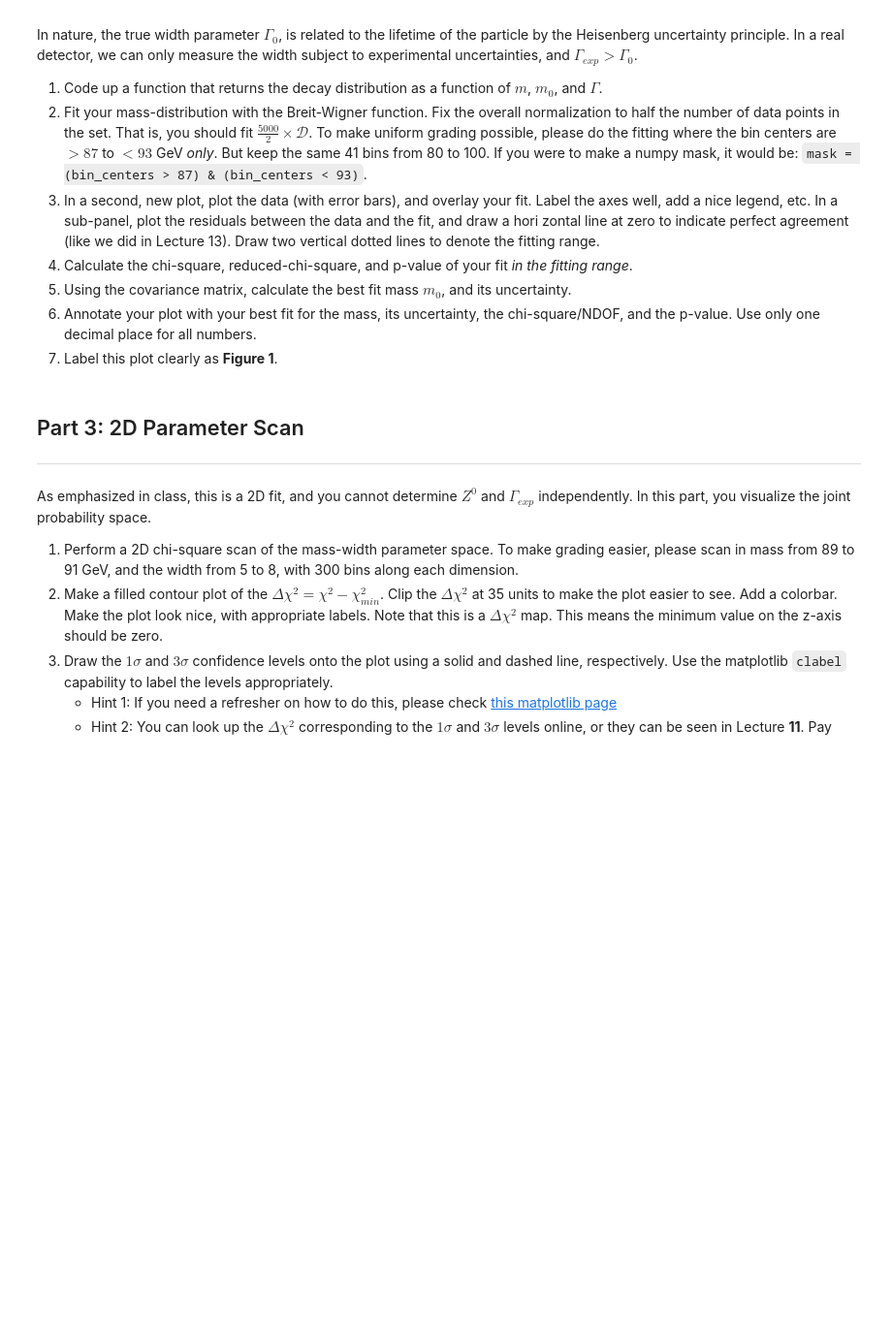
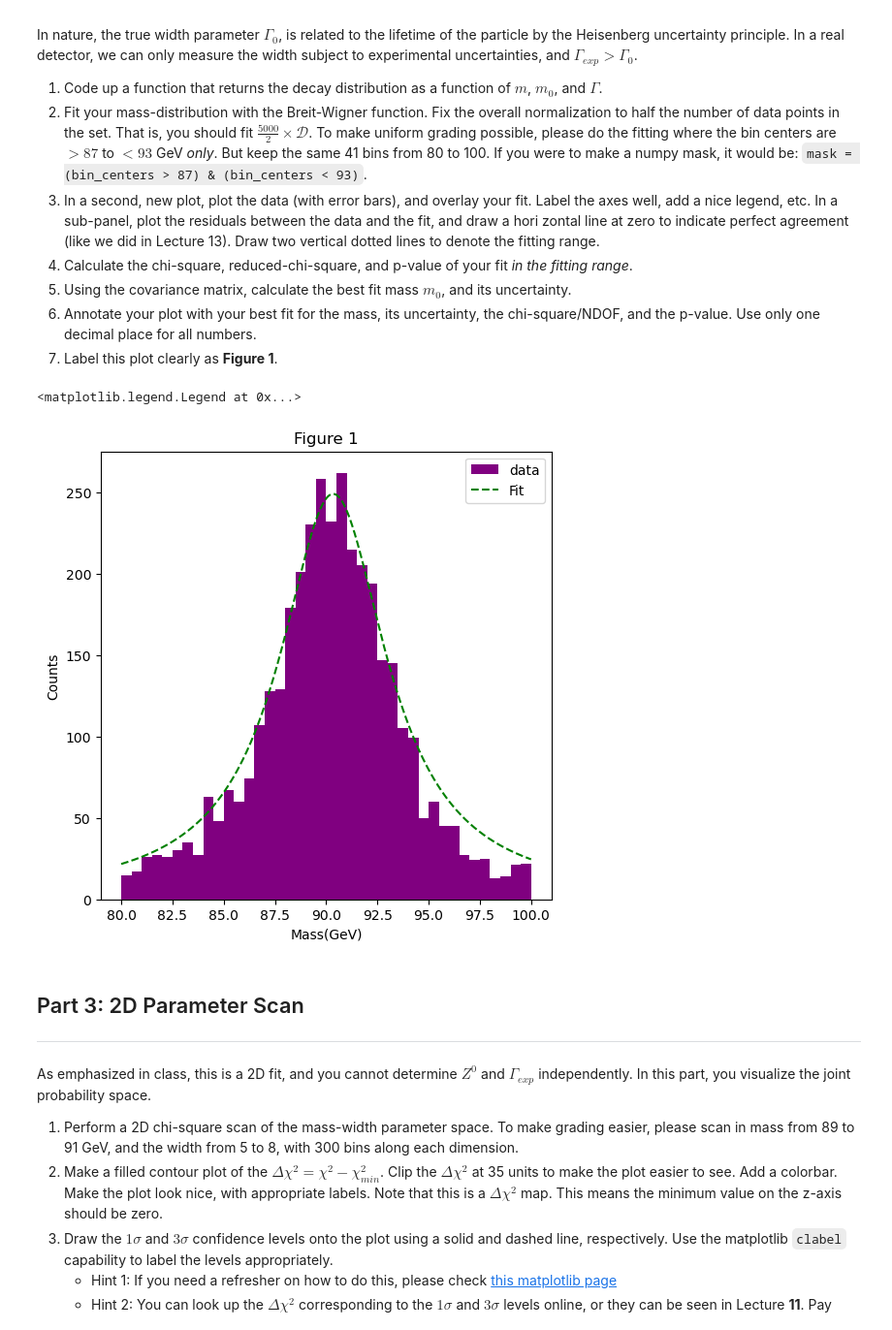
Before and after one commit to rhorton-2/PHYS265-spring26, a Jupyter notebook: Lab2/lab2.ipynb, the cells around one changed output. Shown at 97% size. Cells and saved outputs as stored; diff of their text form; code cells hidden in the pictures; blank space fills up the shorter version.

```diff
--- a/Lab2/lab2.ipynb
+++ b/Lab2/lab2.ipynb
@@ -176,6 +176,29 @@ zontal line at zero to indicate perfect agreement (like we did in Lecture 13). D
 5. Using the covariance matrix, calculate the best fit mass $m_0$, and its uncertainty.
 6. Annotate your plot with your best fit for the mass, its uncertainty, the chi-square/NDOF, and the p-value. Use only one decimal place for all numbers.
 7. Label this plot clearly as **Figure 1**.
+# %%
+def Decay(m,m0,Gamma):
+    D = (1/np.pi)*(Gamma*.5/((m-m0)**2 + (Gamma*.5)**2))
+    return D*2500
+mask = (Bin_center > 87) & (Bin_center < 93)
+Counts2 = Counts[mask]
+Bin2 = Bin_center[mask]
+Sigma2 = Sigma[mask]
+params,covars = curve_fit(Decay,Bin2,Counts2, sigma=Sigma2, absolute_sigma= True)
+M0_fit = params[0]
+Gamma_fit = params[1]
+m = np.linspace(80,100,1000)
+Fit = Decay(m,M0_fit,Gamma_fit)
+fig, ax = plt.subplots(figsize = (6,6))
+ax.set_title("Figure 1")
+Counts, edges,_ = ax.hist(M,bins=Bins,color = 'purple', label= "data")
+ax.plot(m,Fit, color = 'green', ls = '--', label ="Fit")
+ax.set_xlabel("Mass(GeV)")
+ax.set_ylabel("Counts")
+ax.legend()
+# %% [output]
+<matplotlib.legend.Legend at 0x...>
+[figure, added]
 # %% [markdown]
 ## Part 3: 2D Parameter Scan
 ----
```
Also changed, not shown: parts of 2 cells of this notebook.
